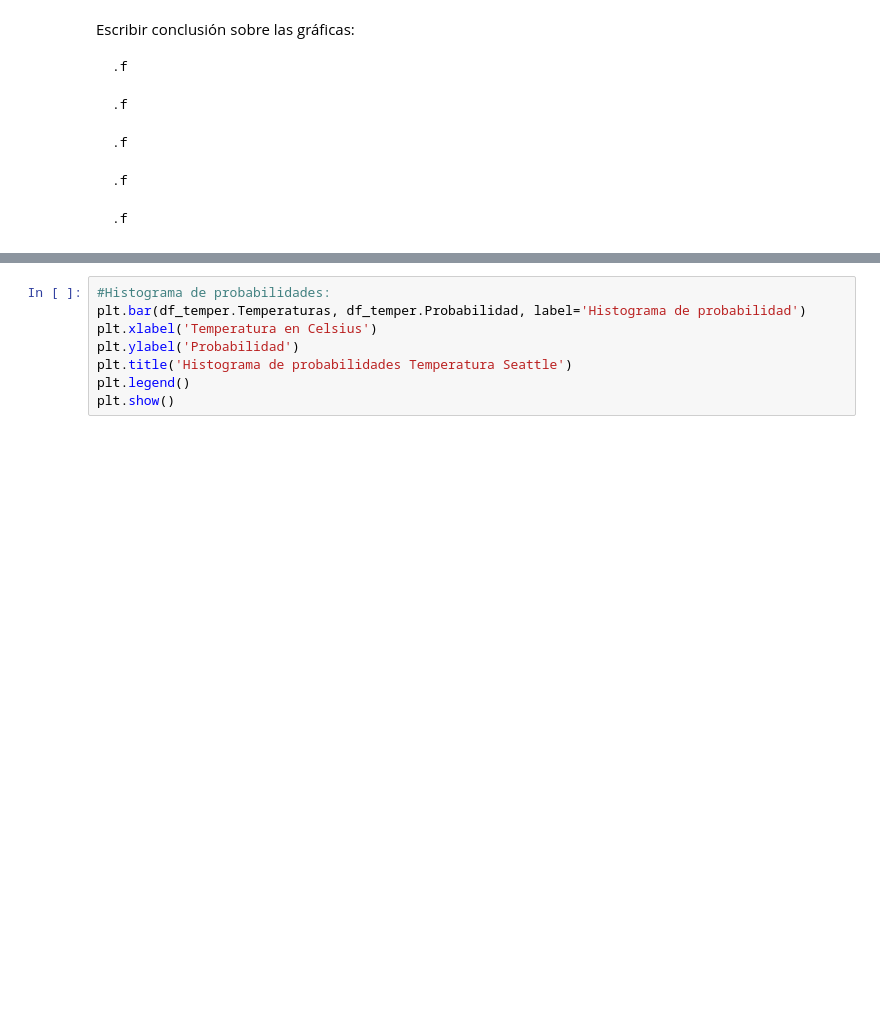
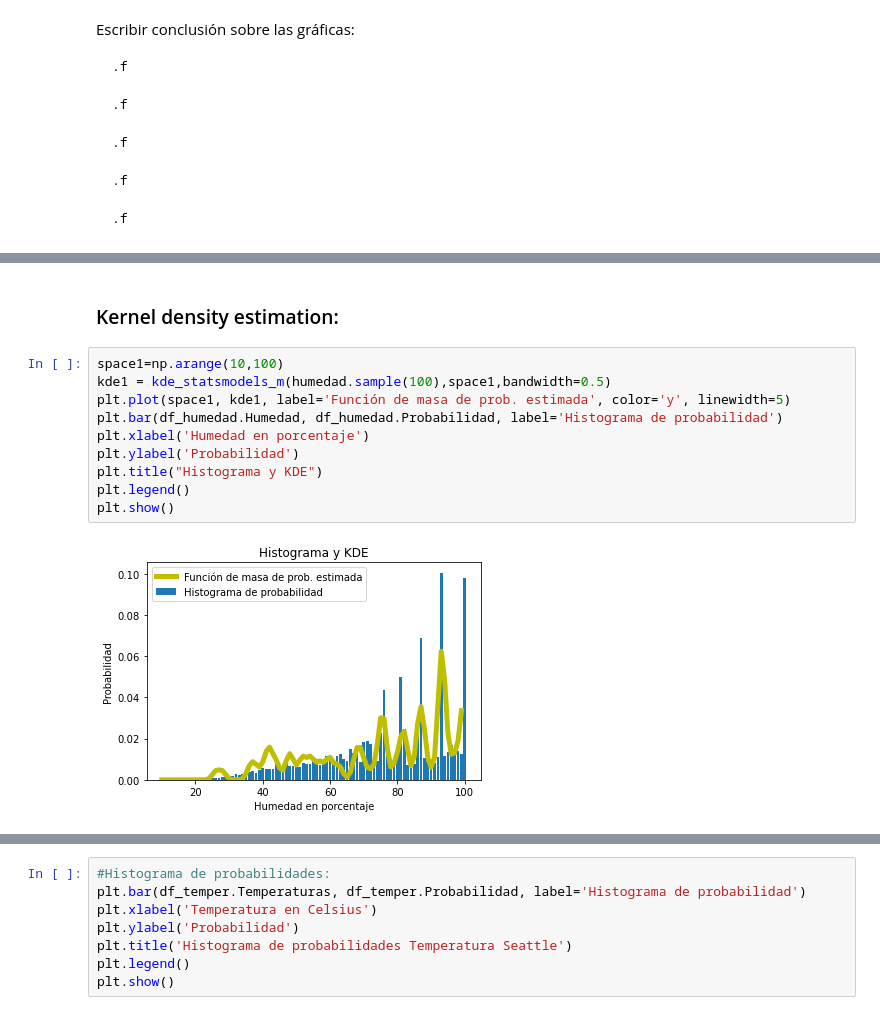
Before and after one commit to PintorOD1997/ProyectoConjunto_LandaverdeI_PintorD, a Jupyter notebook: ProyectoModulo1_OchoaD_MercadoI.ipynb, the cells around one changed output, grey strips where cells are left out. Saved outputs shown, nothing was run; the diff lists cells and outputs as text; blank space fills up the shorter version.

```diff
--- a/ProyectoModulo1_OchoaD_MercadoI.ipynb
+++ b/ProyectoModulo1_OchoaD_MercadoI.ipynb
@@ -559,0 +610,14 @@ Escribir conclusión sobre las gráficas:
+# %% [markdown]
+### Kernel density estimation:
+# %%
+space1=np.arange(10,100)
+kde1 = kde_statsmodels_m(humedad.sample(100),space1,bandwidth=0.5)
+plt.plot(space1, kde1, label='Función de masa de prob. estimada', color='y', linewidth=5)
+plt.bar(df_humedad.Humedad, df_humedad.Probabilidad, label='Histograma de probabilidad')
+plt.xlabel('Humedad en porcentaje')
+plt.ylabel('Probabilidad')
+plt.title("Histograma y KDE")
+plt.legend()
+plt.show()
+# %% [output]
+[figure, added]
```
Also changed, not shown: parts of 45 cells of this notebook.
